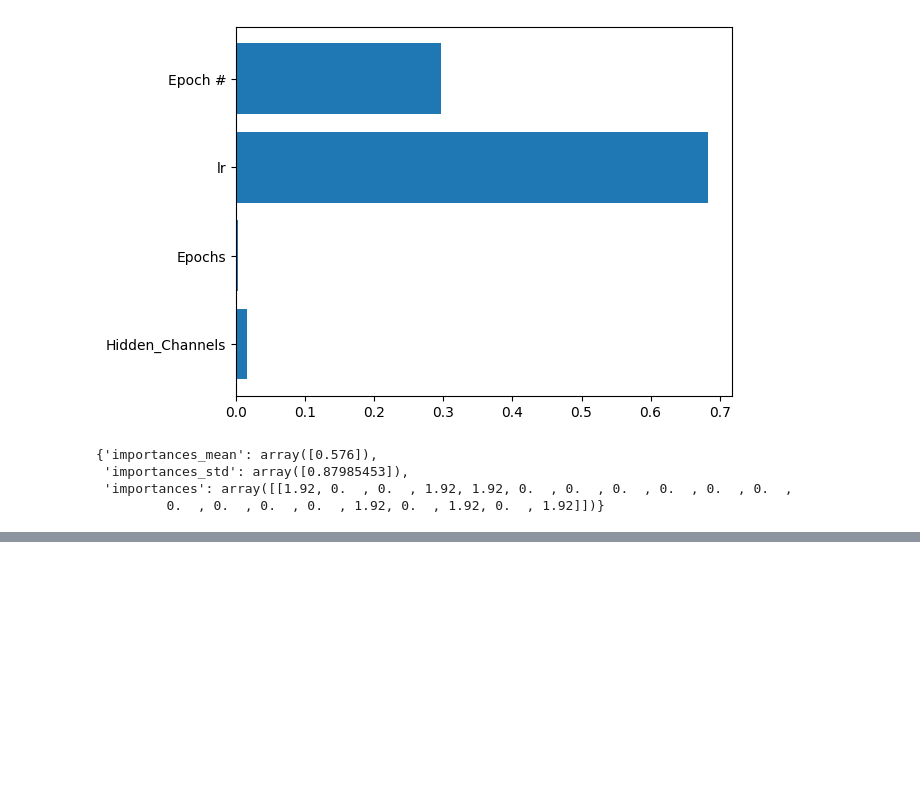
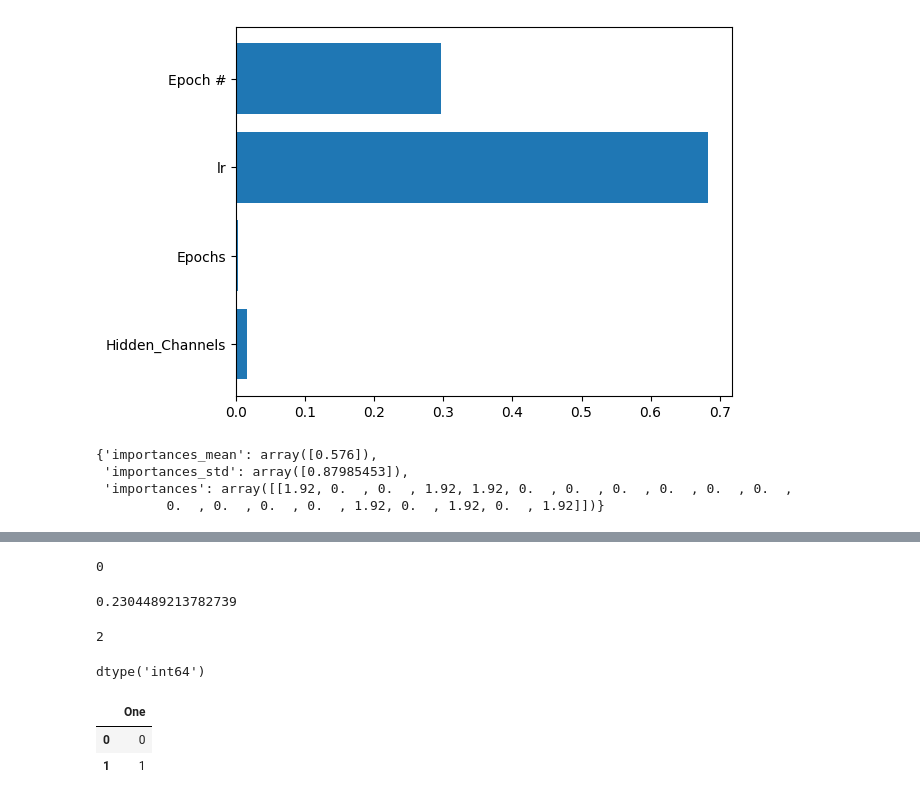
Before and after one commit to Oriol23/CNN-classification, a Jupyter notebook: notebooks/testnotebook.ipynb, the cells around one changed output, grey strips where cells are left out. Saved outputs shown, nothing was run; the diff lists cells and outputs as text; code cells hidden in the pictures; blank space fills up the shorter version.

Commit message:
added importance table

```diff
--- a/notebooks/testnotebook.ipynb
+++ b/notebooks/testnotebook.ipynb
@@ -376,0 +494,12 @@ importance
+# %%
+print(round_nnz(0))
+# %% [output]
+0
+# %%
+math.log10(1.7)
+# %% [output]
+0.2304489213782739
+# %%
+round(1.7)
+# %% [output]
+2
@@ -376,0 +508,16 @@ importance
+# %%
+import pandas as pd
+import numpy as np
+df = pd.DataFrame({"One":['Apple',"Orange"],"Two":[0.98,0.88]})
+from pandas.api.types import is_object_dtype
+if is_object_dtype(df["One"]):
+    df["One"] = pd.factorize( df["One"] )[0]
+df["One"].dtype
+# %% [output]
+dtype('int64')
+# %%
+df.loc[:,["One"]]
+# %% [output]
+|  | One |
+| 0 | 0 |
+| 1 | 1 |
```
Also changed, not shown: parts of 15 cells of this notebook, 3 other files.
